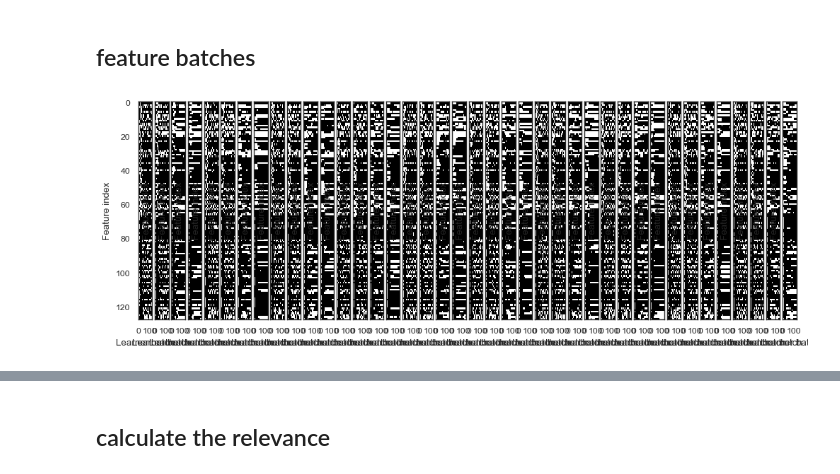
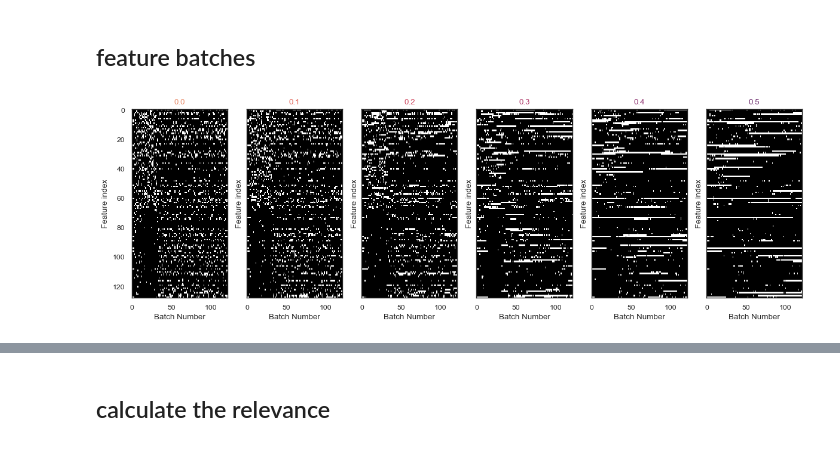
Before and after one commit to sijia66/adaptive_feature_selection, a Jupyter notebook: figure5_convex_algorithm_shuffled_encoder/231019_afs_change_encoder_convex_lasso.ipynb, the cells around one changed output, grey strips where cells are left out. Saved outputs shown, nothing was run; the diff lists cells and outputs as text; code cells hidden in the pictures.

```diff
--- a/figure5_convex_algorithm_shuffled_encoder/231019_afs_change_encoder_convex_lasso.ipynb
+++ b/figure5_convex_algorithm_shuffled_encoder/231019_afs_change_encoder_convex_lasso.ipynb
@@ -64,26 +64,27 @@ noises = [32]
 noise = 32
 
 # we set up the neural populations
-mean_first_peak = 50
+mean_first_peak = 10
 mean_second_peak = 100
 std_of_peaks = 3
 
 
 # parameters for smoothe convex optimization
 feature_selection_method = "joint_convex"
-smoothness_array = np.arange(0.0, 0.15, 0.025)
+# smoothness_array = np.arange(0.0, 0.15, 0.025)
 sparsity_array = [0.125]
 decay_factor_array = [0.2]
 
-smoothness_array = np.array([0, 0.05, 0.1, 0.125])
-
+# smoothness_array = np.array([0, 0.05, 0.1, 0.125])
+# smoothness_array = np.array([0, 0.25, 0.3, 0.35, 0.4, 0.45,  0.5])
+smoothness_array = np.array([0,  0.1, 0.2, 0.3,  0.4, 0.5])
 smoothness_array = np.round(smoothness_array, ROUND_DECIMALS)
 smoothnesss_array_parameter_scan = np.round(smoothness_array, ROUND_DECIMALS)
 
 num_lags_array = [3]
-num_of_features = 32 # specify how many features we want to use, or None
+num_of_features = 16 # specify how many features we want to use, or None
 
-random_seeds = np.arange(10)
+random_seeds = np.arange(1)
 exp_conds = []
 
 for random_seed in random_seeds:
@@ -189,25 +178,28 @@ encoder_weight_change_shuffle = calculate_encoder_weight_change(sim_c, new_sim_c
 # %%
 import importlib
 from afs_plotting import plot_feature_selection
 
 if len(exp_data_all) ==  1:
     plot_feature_selection(exp_data_all[0]['feature_selection']['feat_set'])
 else:
 
-    num_columns = len(exp_data_all)
+    num_columns = len(smoothness_array)
+
+    # set color
+    num_colors = sns.color_palette('flare', n_colors=num_columns)
 
     fig_feat_activity, ax_feat_activity = plt.subplots(1, num_columns,
                                                     sharey = True,
                                                     figsize = (12, 4))
 
 
 
-    for i, (e, a) in enumerate(zip(exp_data_all,  ax_feat_activity)):
+    for i, (e, a, s) in enumerate(zip(exp_data_all,  ax_feat_activity, smoothness_array)):
         plot_feature_selection(e['feature_selection']['feat_set'], ax = a)
 
         #only title the exp if there are three exp, right.
-        #a.set_title(np.round(s, decimals = ROUND_DECIMALS))
+        a.set_title(np.round(s, decimals = ROUND_DECIMALS), color = num_colors[i])
 
     fig_feat_activity.tight_layout()
 # %% [output]
-[figure, old version]
+[figure, new version]
```
Also changed, not shown: parts of 26 cells of this notebook, 6 other files.
